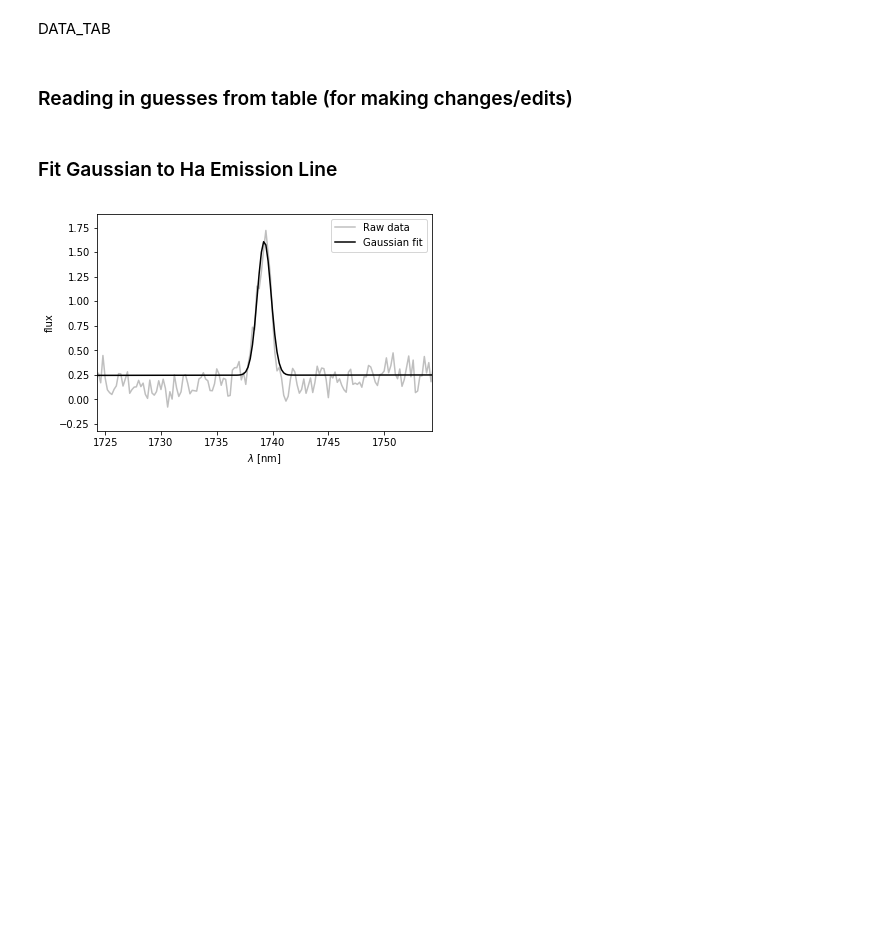
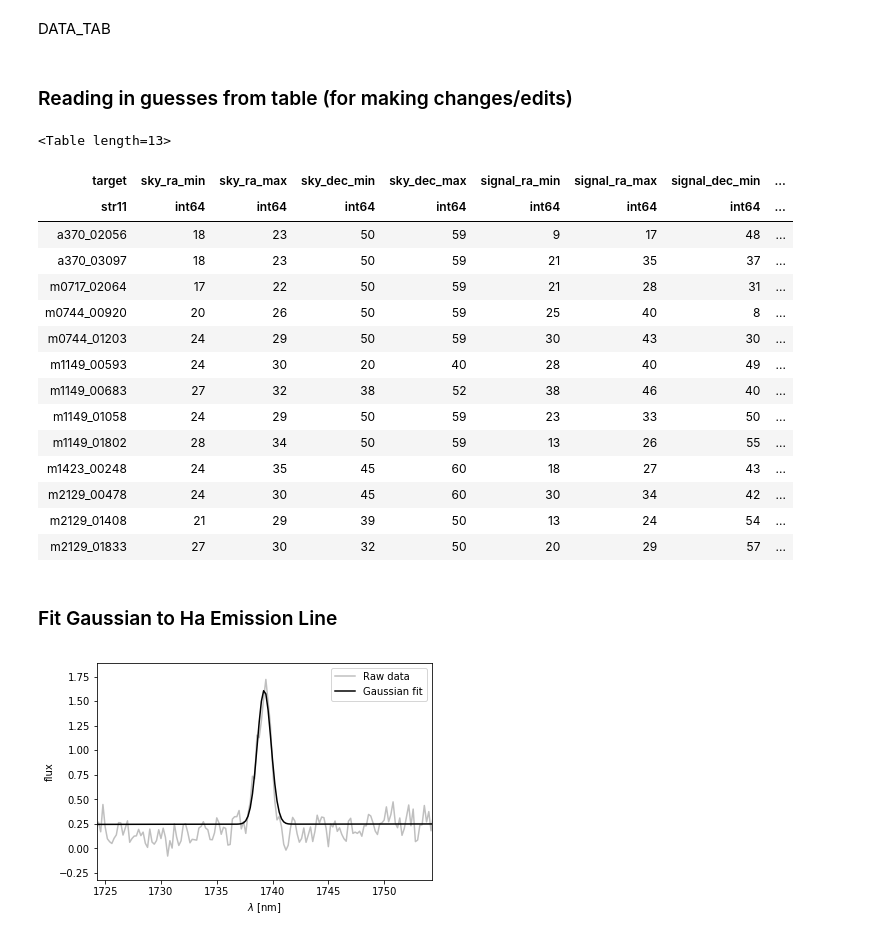
Before and after one commit to cdfassnacht/keckcode, a Jupyter notebook: KeckCode/addl_code/OSIRIS_chris/kinematic_extraction.ipynb, the cells around one changed output. Saved outputs shown, nothing was run; the diff lists cells and outputs as text; code cells hidden in the pictures; blank space fills up the shorter version.

```diff
--- a/KeckCode/addl_code/OSIRIS_chris/kinematic_extraction.ipynb
+++ b/KeckCode/addl_code/OSIRIS_chris/kinematic_extraction.ipynb
@@ -53,14 +53,14 @@ DATA_TAB
 # %% [markdown]
 ### Reading in guesses from table (for making changes/edits)
 # %%
-DATA_DIR = '/Users/jesshirt/research/osiris_survey/osiris_data/reduced_files/'
+DATA_DIR = '/Users/cdf/Data/OSIRIS/20161021/from_jessie/'
 
 TARGET = 'm0744_01203'
 CUBE = DATA_DIR+TARGET+'_cube.fits'
 TIP_TILT = DATA_DIR+TARGET+'_TT.fits'
 INST = DATA_DIR+TARGET+'_inst.fits'
 
-DATA_TAB = Table.read('/Users/jesshirt/research/osiris_survey/target_files/kinematic_map_vals.txt', format='ascii')
+DATA_TAB = Table.read('kinematic_map_vals.txt', format='ascii')
 
 for index, target in enumerate(DATA_TAB['target']):
     if target == TARGET:
@@ -94,6 +94,25 @@ inst_dispersion = DATA_TAB['instrument_disp'][ind]
 
 channel_low = DATA_TAB['channel_low'][ind]
 channel_high = DATA_TAB['channel_high'][ind]
+# %%
+DATA_TAB
+# %% [output]
+<Table length=13>
+| target | sky_ra_min | sky_ra_max | sky_dec_min | sky_dec_max | signal_ra_min | signal_ra_max | signal_dec_min | ... |
+| str11 | int64 | int64 | int64 | int64 | int64 | int64 | int64 | ... |
+| a370_02056 | 18 | 23 | 50 | 59 | 9 | 17 | 48 | ... |
+| a370_03097 | 18 | 23 | 50 | 59 | 21 | 35 | 37 | ... |
+| m0717_02064 | 17 | 22 | 50 | 59 | 21 | 28 | 31 | ... |
+| m0744_00920 | 20 | 26 | 50 | 59 | 25 | 40 | 8 | ... |
+| m0744_01203 | 24 | 29 | 50 | 59 | 30 | 43 | 30 | ... |
+| m1149_00593 | 24 | 30 | 20 | 40 | 28 | 40 | 49 | ... |
+| m1149_00683 | 27 | 32 | 38 | 52 | 38 | 46 | 40 | ... |
+| m1149_01058 | 24 | 29 | 50 | 59 | 23 | 33 | 50 | ... |
+| m1149_01802 | 28 | 34 | 50 | 59 | 13 | 26 | 55 | ... |
+| m1423_00248 | 24 | 35 | 45 | 60 | 18 | 27 | 43 | ... |
+| m2129_00478 | 24 | 30 | 45 | 60 | 30 | 34 | 42 | ... |
+| m2129_01408 | 21 | 29 | 39 | 50 | 13 | 24 | 54 | ... |
+| m2129_01833 | 27 | 30 | 32 | 50 | 20 | 29 | 57 | ... |
 # %% [markdown]
 ### Fit Gaussian to Ha Emission Line
 # %%
```
Also changed, not shown: 1 other file.
